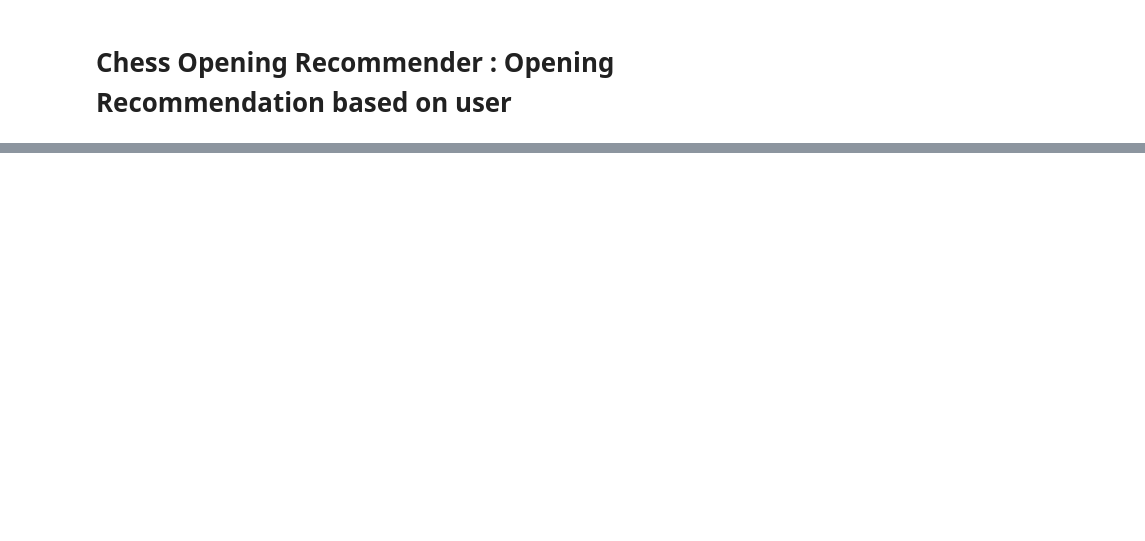
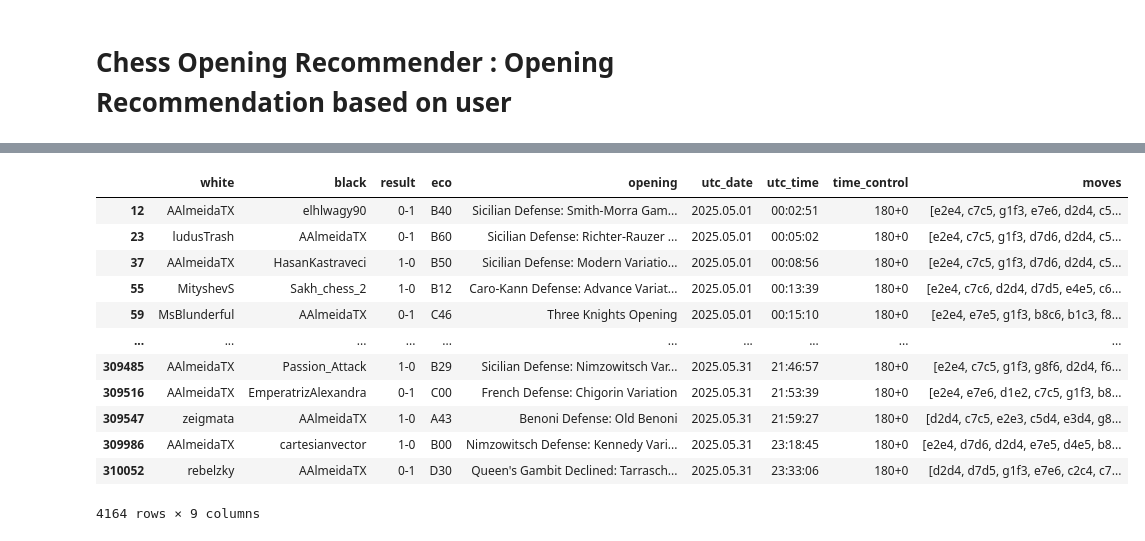
Before and after one commit to nickmvega/chess-opening-recommender, a Jupyter notebook: notebooks/opening_recommendation.ipynb, the cells around one changed output, grey strips where cells are left out. Cells and saved outputs as stored; diff of their text form; code cells hidden in the pictures; blank space fills up the shorter version.

```diff
--- a/notebooks/opening_recommendation.ipynb
+++ b/notebooks/opening_recommendation.ipynb
@@ -48,3 +60,25 @@ def get_peer_games(elite_df: pd.DataFrame, peer_list: list[str]) -> pd.DataFrame
+# %%
+peer_list = top_peers["player"].tolist()
+time_control = None
+min_games   = 5
+top_n       = 3
+
+peer_games = get_peer_games(elite_df, peer_list)
+peer_games
+# %% [output]
+|  | white | black | result | eco | opening | utc_date | utc_time | time_control | moves |
+| 12 | AAlmeidaTX | elhlwagy90 | 0-1 | B40 | Sicilian Defense: Smith-Morra Gam... | 2025.05.01 | 00:02:51 | 180+0 | [e2e4, c7c5, g1f3, e7e6, d2d4, c5... |
+| 23 | ludusTrash | AAlmeidaTX | 0-1 | B60 | Sicilian Defense: Richter-Rauzer ... | 2025.05.01 | 00:05:02 | 180+0 | [e2e4, c7c5, g1f3, d7d6, d2d4, c5... |
+| 37 | AAlmeidaTX | HasanKastraveci | 1-0 | B50 | Sicilian Defense: Modern Variatio... | 2025.05.01 | 00:08:56 | 180+0 | [e2e4, c7c5, g1f3, d7d6, d2d4, c5... |
+| 55 | MityshevS | Sakh_chess_2 | 1-0 | B12 | Caro-Kann Defense: Advance Variat... | 2025.05.01 | 00:13:39 | 180+0 | [e2e4, c7c6, d2d4, d7d5, e4e5, c6... |
+| 59 | MsBlunderful | AAlmeidaTX | 0-1 | C46 | Three Knights Opening | 2025.05.01 | 00:15:10 | 180+0 | [e2e4, e7e5, g1f3, b8c6, b1c3, f8... |
+| ... | ... | ... | ... | ... | ... | ... | ... | ... | ... |
+| 309485 | AAlmeidaTX | Passion_Attack | 1-0 | B29 | Sicilian Defense: Nimzowitsch Var... | 2025.05.31 | 21:46:57 | 180+0 | [e2e4, c7c5, g1f3, g8f6, d2d4, f6... |
+| 309516 | AAlmeidaTX | EmperatrizAlexandra | 0-1 | C00 | French Defense: Chigorin Variation | 2025.05.31 | 21:53:39 | 180+0 | [e2e4, e7e6, d1e2, c7c5, g1f3, b8... |
+| 309547 | zeigmata | AAlmeidaTX | 1-0 | A43 | Benoni Defense: Old Benoni | 2025.05.31 | 21:59:27 | 180+0 | [d2d4, c7c5, e2e3, c5d4, e3d4, g8... |
+| 309986 | AAlmeidaTX | cartesianvector | 1-0 | B00 | Nimzowitsch Defense: Kennedy Vari... | 2025.05.31 | 23:18:45 | 180+0 | [e2e4, d7d6, d2d4, e7e5, d4e5, b8... |
+| 310052 | rebelzky | AAlmeidaTX | 0-1 | D30 | Queen's Gambit Declined: Tarrasch... | 2025.05.31 | 23:33:06 | 180+0 | [d2d4, d7d5, g1f3, e7e6, c2c4, c7... |
+4164 rows × 9 columns
 # %%
 peer_games = get_peer_games(elite_df, top_peers['player'].tolist())
 peer_games
```
Also changed, not shown: parts of 18 cells of this notebook, 8 other files.
